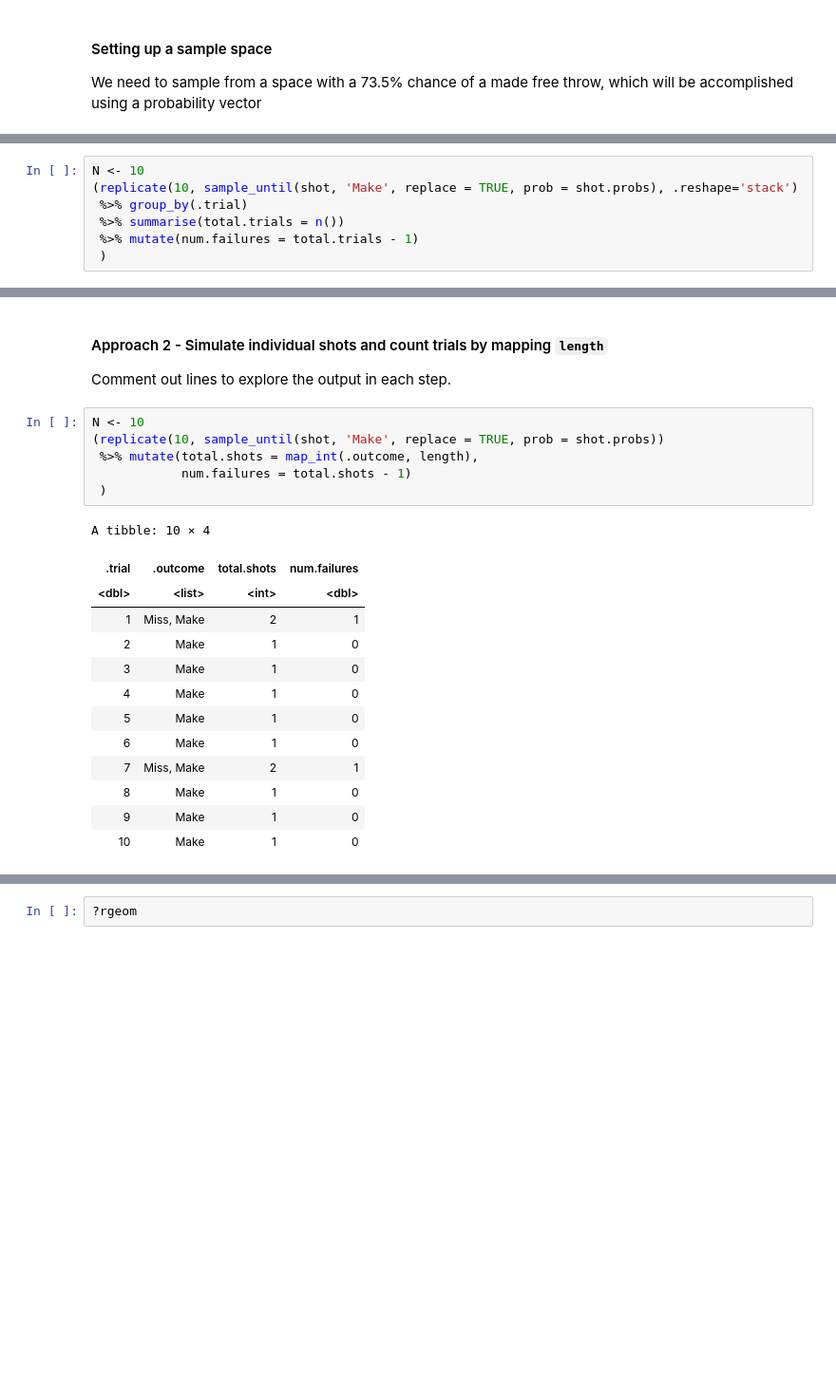
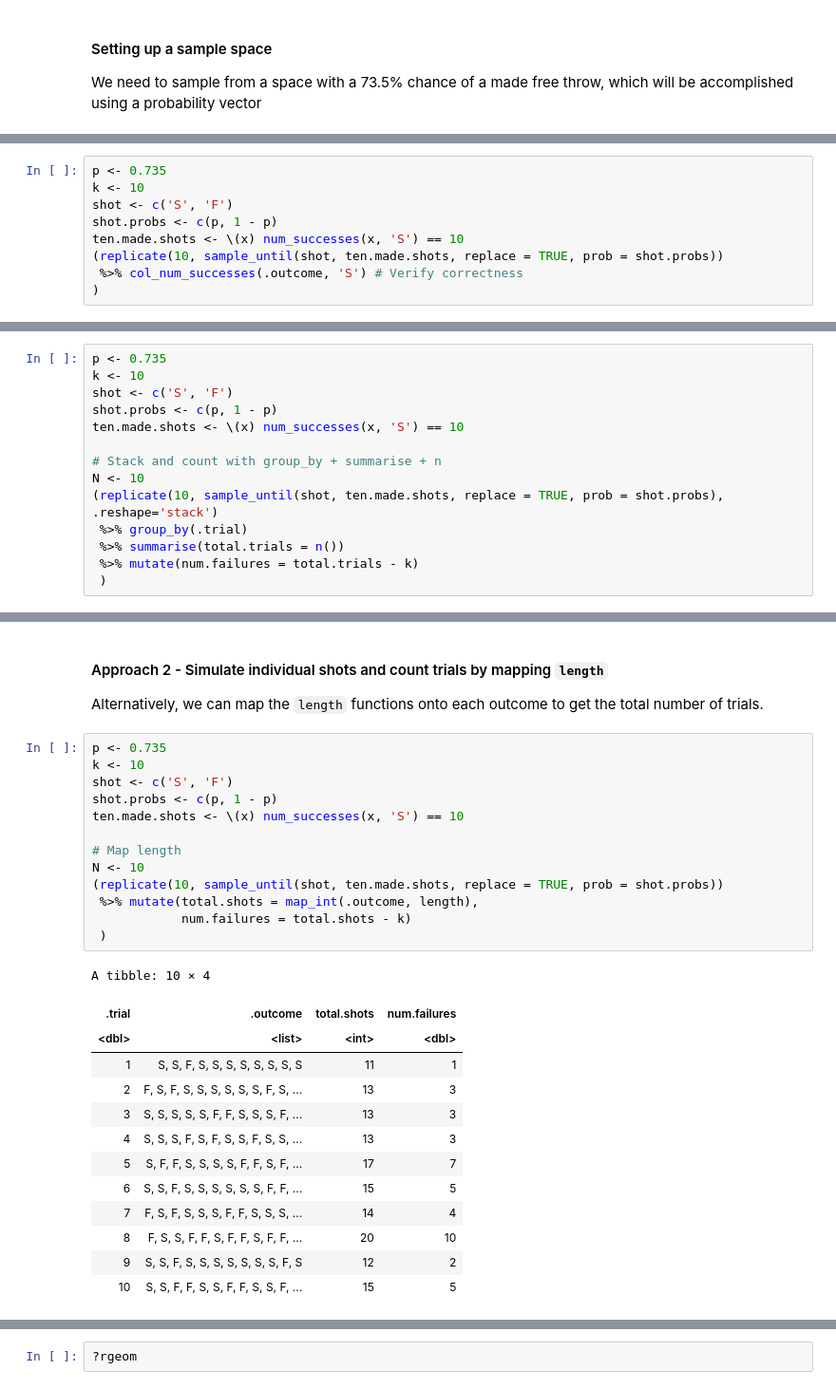
Before and after one commit to yardsale8/probability_simulations_in_R, a Jupyter notebook: 2_2_simulating_the_geometric_and_negative_binomial_distributions.ipynb, the cells around one changed output, grey strips where cells are left out. Shown at 95% size. Drawn from its saved outputs; the diff is of its cells as text; blank space fills up the shorter version.

```diff
--- a/2_2_simulating_the_geometric_and_negative_binomial_distributions.ipynb
+++ b/2_2_simulating_the_geometric_and_negative_binomial_distributions.ipynb
@@ -174,0 +171,9 @@ Comment out lines to explore the output in each step.
+# %%
+p <- 0.735
+k <- 10
+shot <- c('S', 'F')
+shot.probs <- c(p, 1 - p)
+ten.made.shots <- \(x) num_successes(x, 'S') == 10
+(replicate(10, sample_until(shot, ten.made.shots, replace = TRUE, prob = shot.probs))
+ %>% col_num_successes(.outcome, 'S') # Verify correctness
+)
@@ -175,9 +198,16 @@ Comment out lines to explore the output in each step.
 # %%
+p <- 0.735
+k <- 10
+shot <- c('S', 'F')
+shot.probs <- c(p, 1 - p)
+ten.made.shots <- \(x) num_successes(x, 'S') == 10
+
+# Stack and count with group_by + summarise + n
 N <- 10
-(replicate(10, sample_until(shot, 'Make', replace = TRUE, prob = shot.probs), .reshape='stack')
+(replicate(10, sample_until(shot, ten.made.shots, replace = TRUE, prob = shot.probs), .reshape='stack')
  %>% group_by(.trial)
  %>% summarise(total.trials = n())
- %>% mutate(num.failures = total.trials - 1)
+ %>% mutate(num.failures = total.trials - k)
  )
 # %% [output]
 A tibble: 10 × 3
@@ -196,24 +226,31 @@ A tibble: 10 × 3
 # %% [markdown]
 #### Approach 2 - Simulate individual shots and count trials by mapping `length`
 
-Comment out lines to explore the output in each step.
+Alternatively, we can map the `length` functions onto each outcome to get the total number of trials.
 # %%
+p <- 0.735
+k <- 10
+shot <- c('S', 'F')
+shot.probs <- c(p, 1 - p)
+ten.made.shots <- \(x) num_successes(x, 'S') == 10
+
+# Map length
 N <- 10
-(replicate(10, sample_until(shot, 'Make', replace = TRUE, prob = shot.probs))
+(replicate(10, sample_until(shot, ten.made.shots, replace = TRUE, prob = shot.probs))
  %>% mutate(total.shots = map_int(.outcome, length),
-            num.failures = total.shots - 1)
+            num.failures = total.shots - k)
  )
 # %% [output]
 A tibble: 10 × 4
 | .trial | .outcome | total.shots | num.failures |
 | <dbl> | <list> | <int> | <dbl> |
-| 1 | Miss, Make | 2 | 1 |
-| 2 | Make | 1 | 0 |
-| 3 | Make | 1 | 0 |
-| 4 | Make | 1 | 0 |
-| 5 | Make | 1 | 0 |
-| 6 | Make | 1 | 0 |
-| 7 | Miss, Make | 2 | 1 |
-| 8 | Make | 1 | 0 |
-| 9 | Make | 1 | 0 |
-| 10 | Make | 1 | 0 |
+| 1 | S, S, F, S, S, S, S, S, S, S, S | 11 | 1 |
+| 2 | F, S, F, S, S, S, S, S, S, F, S, ... | 13 | 3 |
+| 3 | S, S, S, S, S, F, F, S, S, S, F, ... | 13 | 3 |
+| 4 | S, S, S, F, S, F, S, S, F, S, S, ... | 13 | 3 |
+| 5 | S, F, F, S, S, S, S, F, F, S, F, ... | 17 | 7 |
+| 6 | S, S, F, S, S, S, S, S, S, F, F, ... | 15 | 5 |
+| 7 | F, S, F, S, S, S, F, F, S, S, S, ... | 14 | 4 |
+| 8 | F, S, S, F, F, S, F, F, S, F, F, ... | 20 | 10 |
+| 9 | S, S, F, S, S, S, S, S, S, S, F, S | 12 | 2 |
+| 10 | S, S, F, F, S, S, F, F, S, S, F, ... | 15 | 5 |
```
Also changed, not shown: parts of 38 cells of this notebook.
